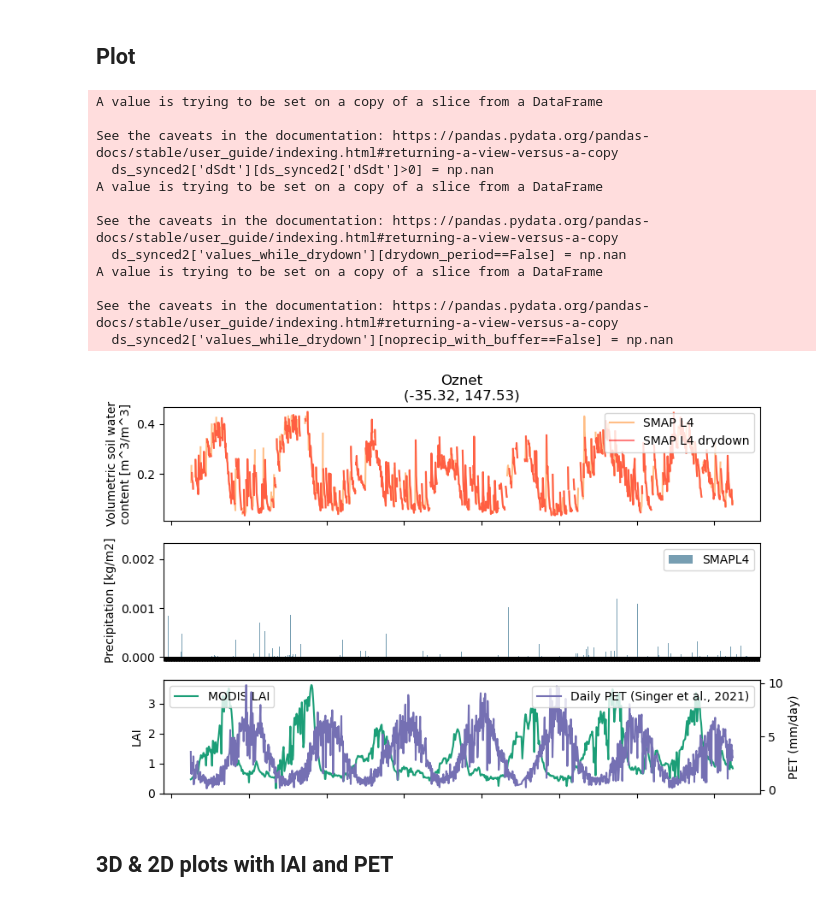
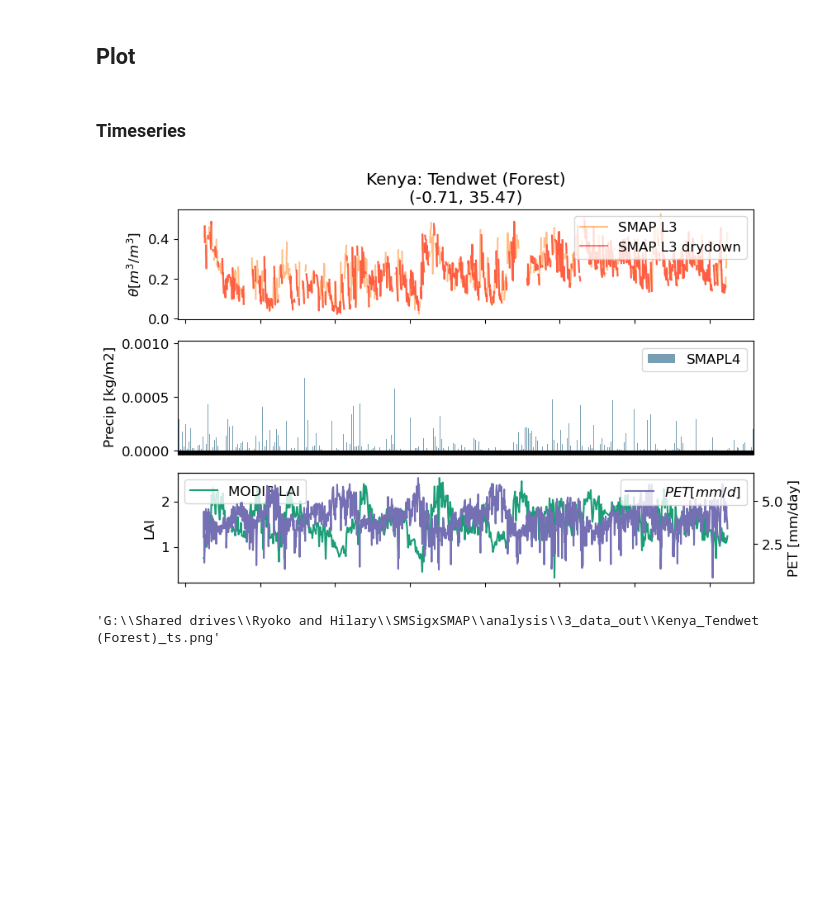
Before and after one commit to RY4GIT/SMSigxSMAP, a Jupyter notebook: 2_code_to_analyze/test_plot_PETandLAIandSMAP_from_appears_pt_sample.ipynb, the cells around one changed output. Cells and saved outputs as stored; diff of their text form; code cells hidden in the pictures; blank space fills up the shorter version.

```diff
--- a/2_code_to_analyze/test_plot_PETandLAIandSMAP_from_appears_pt_sample.ipynb
+++ b/2_code_to_analyze/test_plot_PETandLAIandSMAP_from_appears_pt_sample.ipynb
@@ -13,8 +14,8 @@ import warnings
 ## Load target station info
 # %%
 os.chdir(r'G:\Shared drives\Ryoko and Hilary\SMSigxSMAP')
-network_name = 'Oznet'
-station_name = 'Alabama'
+network_name = 'Kenya' #{'Oznet', 'Kenya'}
+station_name = 'Kaplelach' # {'Alabama', 'Athwana', 'Kaplelach', 'Shidley', 'Tendwet'}
 
 input_path = r"G:\Shared drives\Ryoko and Hilary\SMSigxSMAP\analysis\1_data"
 output_path = r"G:\Shared drives\Ryoko and Hilary\SMSigxSMAP\analysis\3_data_out"
@@ -87,5 +142,7 @@ ds_synced2
 # %% [markdown]
 ## Plot
+# %% [markdown]
+### Timeseries
 # %%
 # prep
 lat = target_lat
@@ -94,8 +151,9 @@ lon = target_lon
 smap_color = '#ff7f0e'
 precip_color = '#779eb2'
 
-title = f"{network_name}\n({lat:.2f}, {lon:.2f})"
+title = f"{network_name}: {target_station}\n({lat:.2f}, {lon:.2f})"
 save_title = f"{network_name}_{target_station}"
+plt.rcParams['font.size'] = 12
 # %%
 # Get drydown timeseries for plotting
 ds_synced2['dSdt'] = ds_synced2['soil_moisture_smapL3'].diff()
@@ -115,55 +173,51 @@ fig = plt.figure(figsize=(9, 9))
 
 # fig.subplots(1, 2, sharey=True, sharex=True,  figsize=(10, 5))
 ax1 = fig.add_subplot(4,1,1)
-line1, = ax1.plot(ds_synced2['soil_moisture_smapL3'], '-', alpha=0.5, label='SMAP L4', color=smap_color)
-line2, = ax1.plot(ds_synced2['values_while_drydown'], '-', alpha=0.5, label='SMAP L4 drydown', color='red')
+line1, = ax1.plot(ds_synced2.index, ds_synced2['soil_moisture_smapL3'].values, '-', alpha=0.5, label='SMAP L3', color=smap_color)
+line2, = ax1.plot(ds_synced2['values_while_drydown'], '-', alpha=0.5, label='SMAP L3 drydown', color='red')
 xax = ax1.xaxis
 ax1.set_title(title)
 ax1.set_xlabel("Time")
-ax1.set_ylabel("Volumetric soil water\ncontent [m^3/m^3]")
+ax1.set_ylabel(r"$\theta [m^3/m^3]$")
 # ax1.set_ylabel("Surface soil moisture [mm/max25mm]")
 ax1.legend(loc='upper right')
 
 # Precipitation
 ax2 =  fig.add_subplot(4,1,2) #, sharex = ax1)
 ds_synced2['precip'].plot.bar(y='first', ax=ax2, label='SMAPL4', color=precip_color)
 ax2.set_xlabel("Time")
-ax2.set_ylabel("Precipitation [kg/m2]")
+ax2.set_ylabel("Precip [kg/m2]")
 ax2.legend(loc='upper right')
 
 # Precipitation
 ax3 =  fig.add_subplot(4,1,3) #, sharex = ax1)
 ax4 = ax3.twinx()
 
 line3, = ax3.plot(ds_synced2['MODISmeanLAI_SMAPgrid'], '-', label='MODIS LAI', color='#1b9e77')
-line4, = ax4.plot(ds_synced2['PET'], '-', label='Daily PET (Singer et al., 2021)', color='#7570b3')
+line4, = ax4.plot(ds_synced2['PET'], '-', label=label_PET, color='#7570b3')
 ax3.set_xlabel("Time")
 ax3.set_ylabel("LAI")
-ax4.set_ylabel("PET (mm/day)")
+ax4.set_ylabel("PET [mm/day]")
 ax3.legend(loc='upper left')
 ax4.legend(loc='upper right')
 
 for ind, label in enumerate(ax2.get_xticklabels()):
-    if ind % 90 == 0:  # every 10th label is kept
+    if ind % 365 == 0:
+        label.set_visible(True)
+    else:
+        label.set_visible(False)
+
+for ind, label in enumerate(ax4.get_xticklabels()):
+    if ind % 365 == 0:
         label.set_visible(True)
     else:
         label.set_visible(False)
 
 fig.autofmt_xdate()
 fig.savefig(os.path.join(output_path, f'{save_title}_ts.png'))
 # %% [output]
-A value is trying to be set on a copy of a slice from a DataFrame
-
-See the caveats in the documentation: https://pandas.pydata.org/pandas-docs/stable/user_guide/indexing.html#returning-a-view-versus-a-copy
-  ds_synced2['dSdt'][ds_synced2['dSdt']>0] = np.nan
-A value is trying to be set on a copy of a slice from a DataFrame
-
-See the caveats in the documentation: https://pandas.pydata.org/pandas-docs/stable/user_guide/indexing.html#returning-a-view-versus-a-copy
-  ds_synced2['values_while_drydown'][drydown_period==False] = np.nan
-A value is trying to be set on a copy of a slice from a DataFrame
-
-See the caveats in the documentation: https://pandas.pydata.org/pandas-docs/stable/user_guide/indexing.html#returning-a-view-versus-a-copy
-  ds_synced2['values_while_drydown'][noprecip_with_buffer==False] = np.nan
-[figure, old version]
+[figure, new version]
-# %% [markdown]
-## 3D & 2D plots with lAI and PET
+# %%
+os.path.join(output_path, f'{save_title}_ts.png')
+# %% [output]
+'G:\\Shared drives\\Ryoko and Hilary\\SMSigxSMAP\\analysis\\3_data_out\\Kenya_Tendwet (Forest)_ts.png'
```
Also changed, not shown: parts of 16 cells of this notebook.
